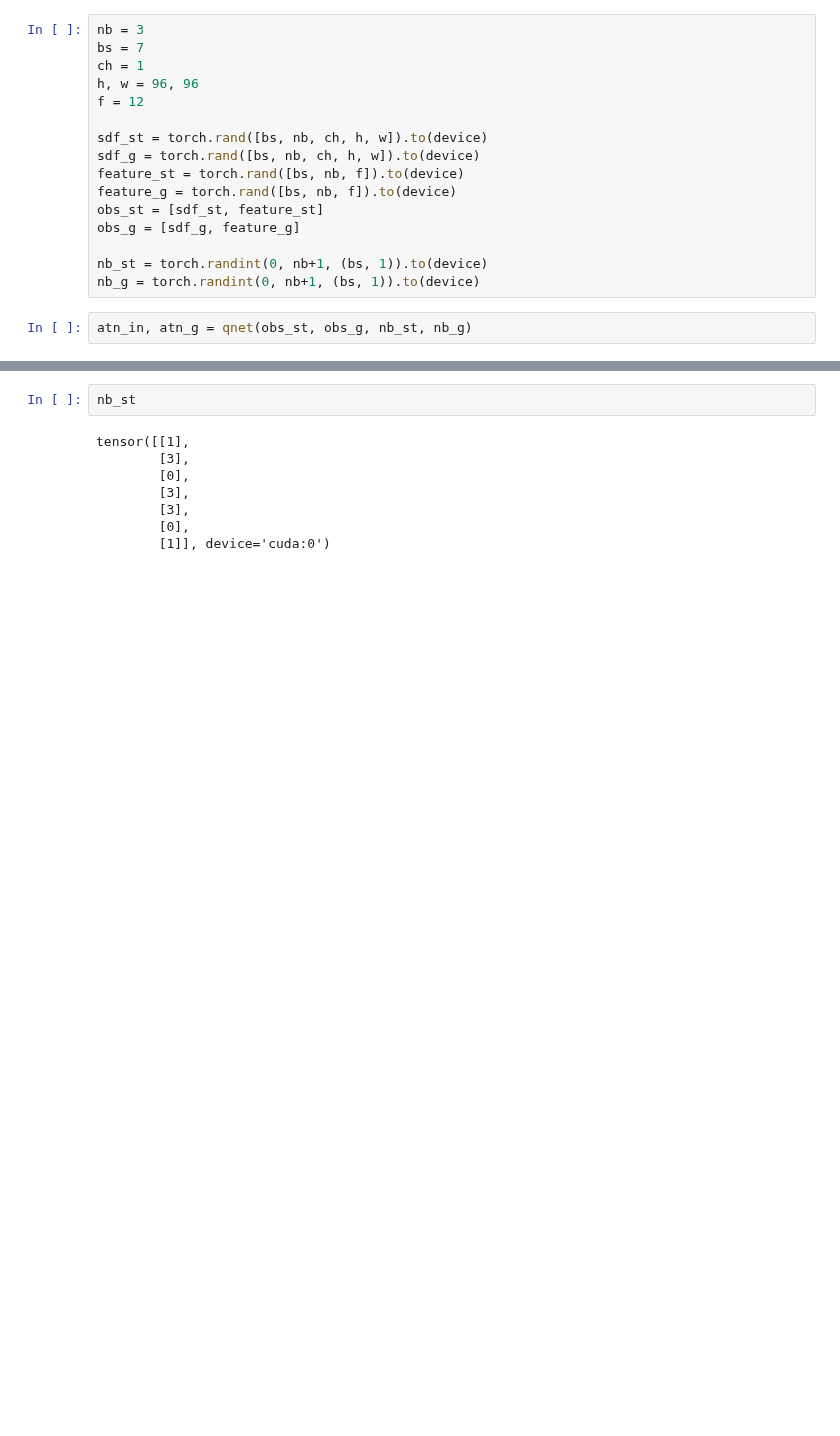
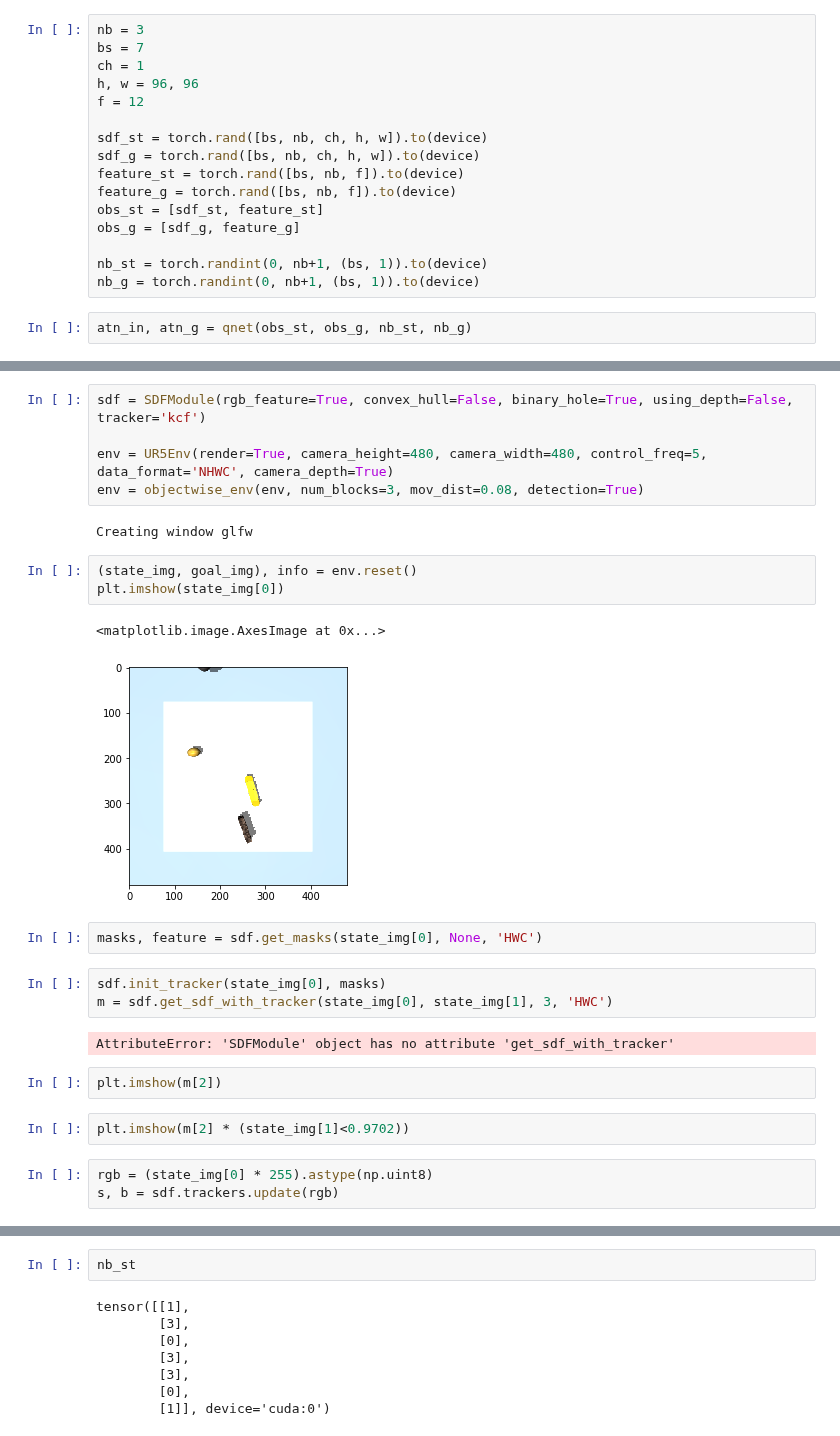
Before and after one commit to hogunkee/ur5_manipulation, a Jupyter notebook: object_wise/dqn/debugging.ipynb, the cells around one changed output, grey strips where cells are left out. Saved outputs shown, nothing was run; the diff lists cells and outputs as text; blank space fills up the shorter version.

```diff
--- a/object_wise/dqn/debugging.ipynb
+++ b/object_wise/dqn/debugging.ipynb
@@ -22,0 +32,27 @@ atn_in, atn_g = qnet(obs_st, obs_g, nb_st, nb_g)
+# %%
+sdf = SDFModule(rgb_feature=True, convex_hull=False, binary_hole=True, using_depth=False, tracker='kcf')
+
+env = UR5Env(render=True, camera_height=480, camera_width=480, control_freq=5, data_format='NHWC', camera_depth=True)
+env = objectwise_env(env, num_blocks=3, mov_dist=0.08, detection=True)
+# %% [output]
+Creating window glfw
+# %%
+(state_img, goal_img), info = env.reset()
+plt.imshow(state_img[0])
+# %% [output]
+<matplotlib.image.AxesImage at 0x...>
+[figure, added]
+# %%
+masks, feature = sdf.get_masks(state_img[0], None, 'HWC')
+# %%
+sdf.init_tracker(state_img[0], masks)
+m = sdf.get_sdf_with_tracker(state_img[0], state_img[1], 3, 'HWC')
+# %% [output]
+AttributeError: 'SDFModule' object has no attribute 'get_sdf_with_tracker'
+# %%
+plt.imshow(m[2])
+# %%
+plt.imshow(m[2] * (state_img[1]<0.9702))
+# %%
+rgb = (state_img[0] * 255).astype(np.uint8)
+s, b = sdf.trackers.update(rgb)
```
Also changed, not shown: parts of 10 cells of this notebook, 5 other files.
